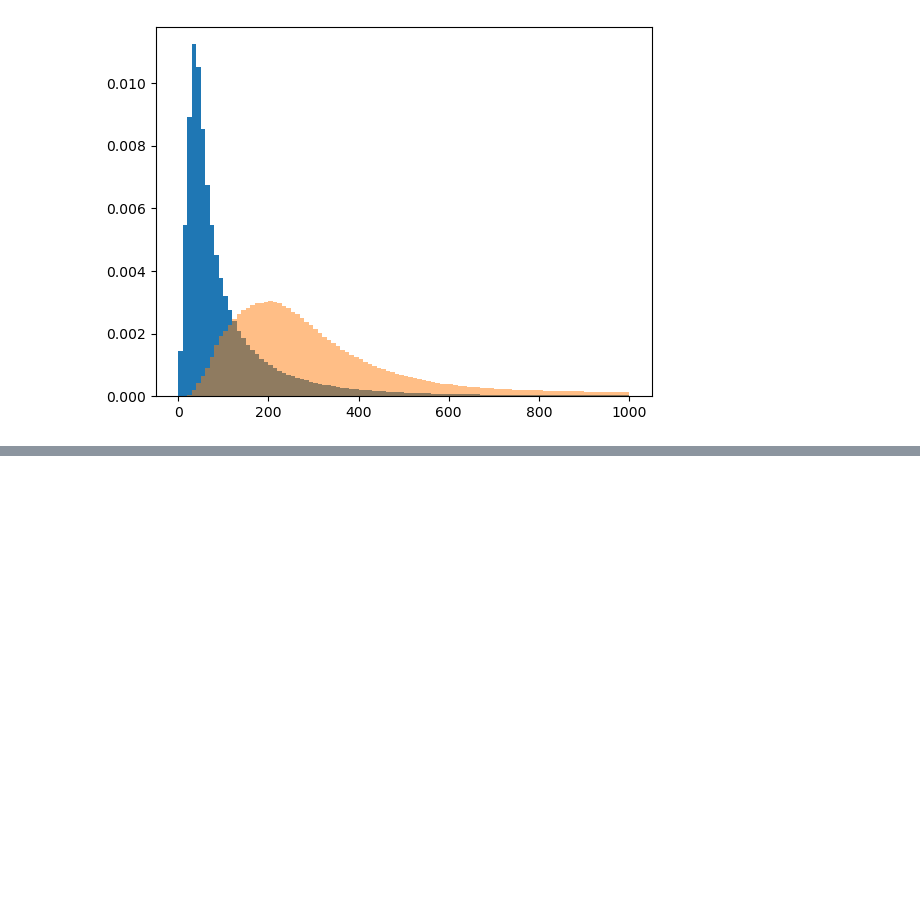
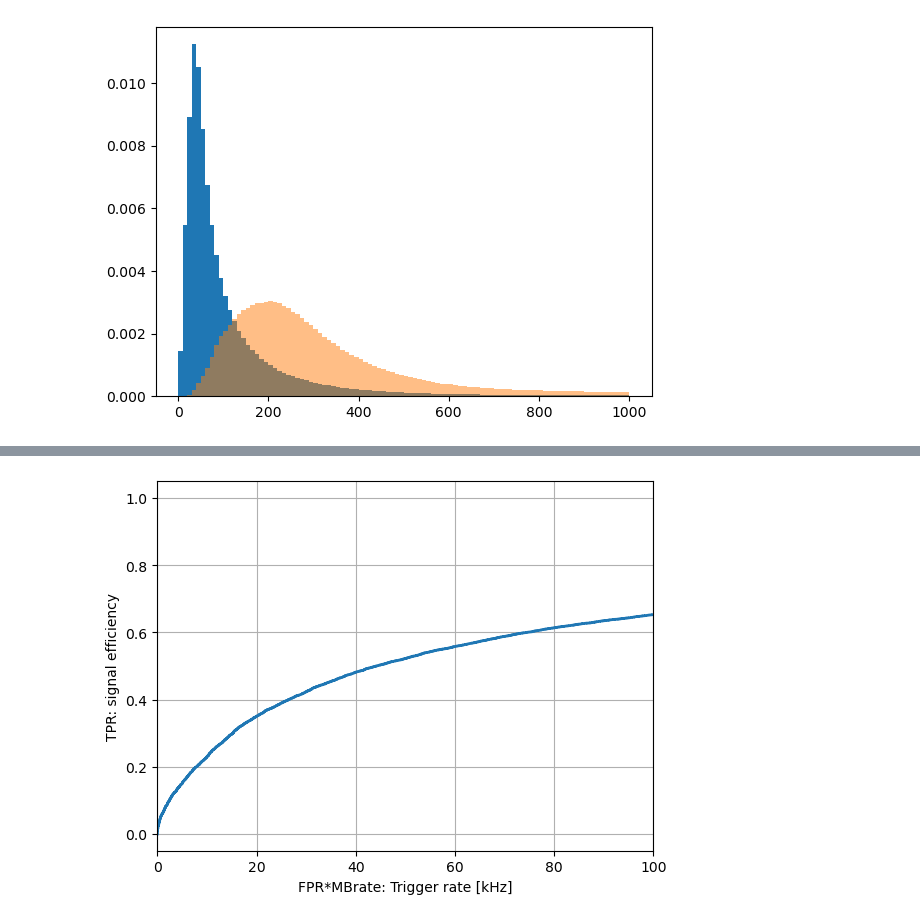
Before and after one commit to jprendi/thesis, a Jupyter notebook: injected_signal_BB.ipynb, the cells around one changed output, grey strips where cells are left out. Drawn from its saved outputs; the diff is of its cells as text; code cells hidden in the pictures; blank space fills up the shorter version.

```diff
--- a/injected_signal_BB.ipynb
+++ b/injected_signal_BB.ipynb
@@ -132,0 +72,19 @@ plt.tight_layout()
+# %%
+## for L1 rate estimates from ZeroBias/SingleNuMC
+def totalMinBiasRate(nCollBunch = 2500):
+    LHCfreq = 11245.6
+    return LHCfreq * nCollBunch / 1e3 # in kHz
+
+# copied from arturs notebook
+# %%
+plt.plot(fpr_loss*totalMinBiasRate(), tpr_loss, lw=2, label='BB (AUC = %.1f%%)' % (auc_loss * 100))
+
+plt.xlabel("FPR*MBrate: Trigger rate [kHz]")
+plt.ylabel("TPR: signal efficiency")
+plt.grid()
+plt.xlim(0,100)
+pass
+# what does this mean ? i dont know. probably that my classifier is not so good after all, showcasing the "misleadingness" of auroc here ?
+# in general would be cool to re-do arturs plot on showing ""what part of phase space""" we are most sensitive too!!
+# %% [output]
+[figure, added]
```
Also changed, not shown: parts of 43 cells of this notebook.
